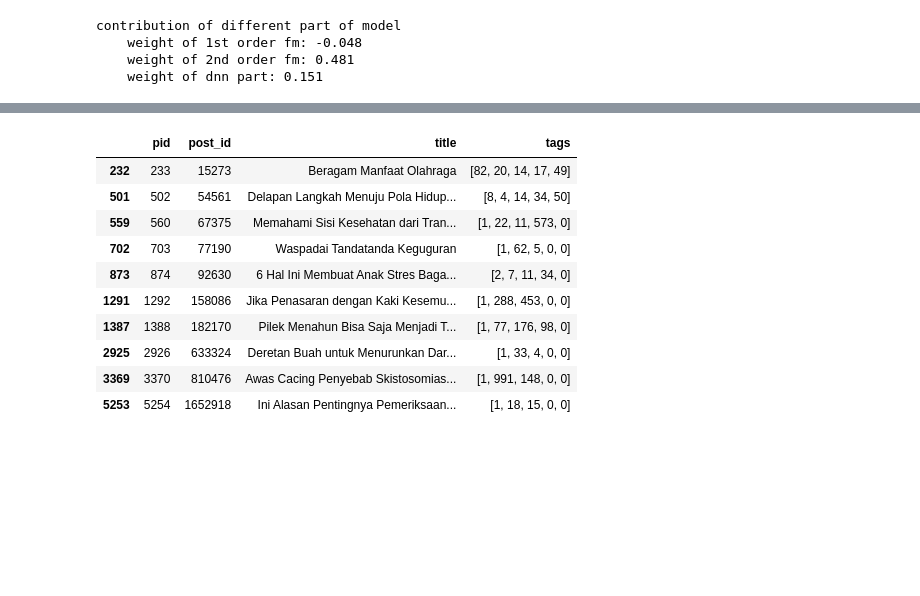
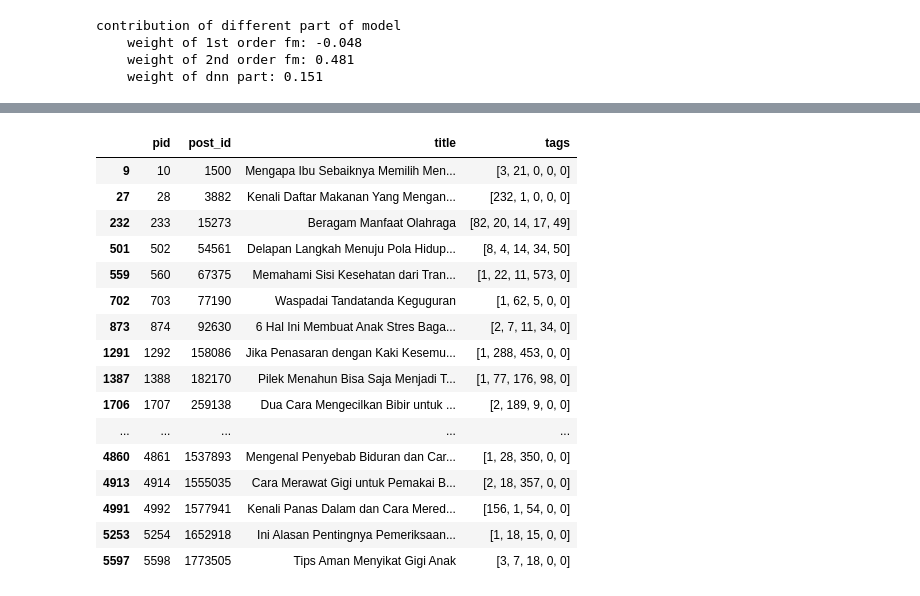
Before and after one commit to kadriansyah/notebook, a Jupyter notebook: alodokter-recommender/deep-fm-age-gender.ipynb, the cells around one changed output, grey strips where cells are left out. Saved outputs shown, nothing was run; the diff lists cells and outputs as text; code cells hidden in the pictures; blank space fills up the shorter version.

```diff
--- a/alodokter-recommender/deep-fm-age-gender.ipynb
+++ b/alodokter-recommender/deep-fm-age-gender.ipynb
@@ -429,0 +497,15 @@ contribution of different part of model
+# %%
+pca_result = PCA(n_components=2).fit_transform(centroids)
+ax = plt.figure(figsize=(16,10)).gca()
+ax.scatter(
+    x=pca_result[:,0],
+    y=pca_result[:,1],
+    c='blue',
+    s=80,
+    alpha=0.3,
+    cmap='tab10'
+)
+ax.set_xlabel('X')
+ax.set_ylabel('Y')
+for i in range(0, n_clusters):
+    ax.annotate(str(i), (pca_result[i:i+1,0], pca_result[i:i+1,1]), fontsize=13)
@@ -445,21 +636,24 @@ dataset[dataset['uid'] == uid].sort_values(by=['page_views'], ascending=False)[:
 # %%
 """
 Making recommendations using our trained model is simple.
 We only need to feed in a user and all books and then select the books which have the highest predicted ratings for that specific user.
 """
 # Creating dataset for making recommendations
 article_ids = dataset.pid.unique()
 user = [np.array([users[users.uid == uid].age.values[0] for i in range(len(article_ids))]),
         np.array([users[users.uid == uid].gender.values[0] for i in range(len(article_ids))]),
         np.array([users[users.uid == uid].uid.values[0] for i in range(len(article_ids))]),
         article_ids,
         np.array([dataset[dataset.pid == article_ids[i]].tags.values[0] for i in range(len(article_ids))])]
 predictions = deep_fm_model.predict(user)
 predictions = np.array([a[0] for a in predictions])
-recommended_article_ids = (-predictions).argsort()[:10]
-articles[articles['pid'].isin(recommended_article_ids)]
+recommended_article_ids = (-predictions).argsort()[:20]
+recommendations = articles[articles['pid'].isin(recommended_article_ids)]
+recommendations
 # %% [output]
 |  | pid | post_id | title | tags |
+| 9 | 10 | 1500 | Mengapa Ibu Sebaiknya Memilih Men... | [3, 21, 0, 0, 0] |
+| 27 | 28 | 3882 | Kenali Daftar Makanan Yang Mengan... | [232, 1, 0, 0, 0] |
 | 232 | 233 | 15273 | Beragam Manfaat Olahraga | [82, 20, 14, 17, 49] |
 | 501 | 502 | 54561 | Delapan Langkah Menuju Pola Hidup... | [8, 4, 14, 34, 50] |
 | 559 | 560 | 67375 | Memahami Sisi Kesehatan dari Tran... | [1, 22, 11, 573, 0] |
@@ -467,6 +661,10 @@ articles[articles['pid'].isin(recommended_article_ids)]
 | 873 | 874 | 92630 | 6 Hal Ini Membuat Anak Stres Baga... | [2, 7, 11, 34, 0] |
 | 1291 | 1292 | 158086 | Jika Penasaran dengan Kaki Kesemu... | [1, 288, 453, 0, 0] |
 | 1387 | 1388 | 182170 | Pilek Menahun Bisa Saja Menjadi T... | [1, 77, 176, 98, 0] |
-| 2925 | 2926 | 633324 | Deretan Buah untuk Menurunkan Dar... | [1, 33, 4, 0, 0] |
-| 3369 | 3370 | 810476 | Awas Cacing Penyebab Skistosomias... | [1, 991, 148, 0, 0] |
+| 1706 | 1707 | 259138 | Dua Cara Mengecilkan Bibir untuk ... | [2, 189, 9, 0, 0] |
+| ... | ... | ... | ... | ... |
+| 4860 | 4861 | 1537893 | Mengenal Penyebab Biduran dan Car... | [1, 28, 350, 0, 0] |
+| 4913 | 4914 | 1555035 | Cara Merawat Gigi untuk Pemakai B... | [2, 18, 357, 0, 0] |
+| 4991 | 4992 | 1577941 | Kenali Panas Dalam dan Cara Mered... | [156, 1, 54, 0, 0] |
 | 5253 | 5254 | 1652918 | Ini Alasan Pentingnya Pemeriksaan... | [1, 18, 15, 0, 0] |
+| 5597 | 5598 | 1773505 | Tips Aman Menyikat Gigi Anak | [3, 7, 18, 0, 0] |
```
Also changed, not shown: parts of 16 cells of this notebook.
